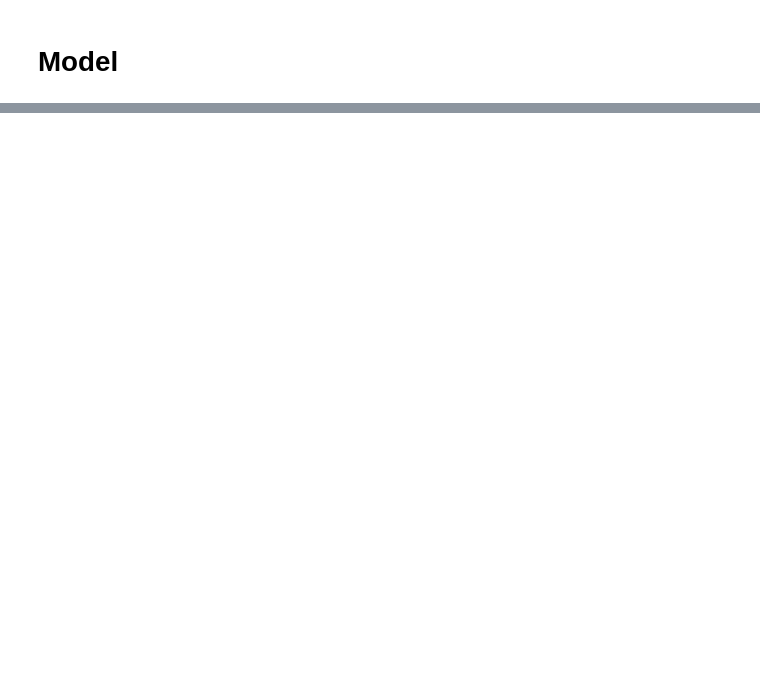
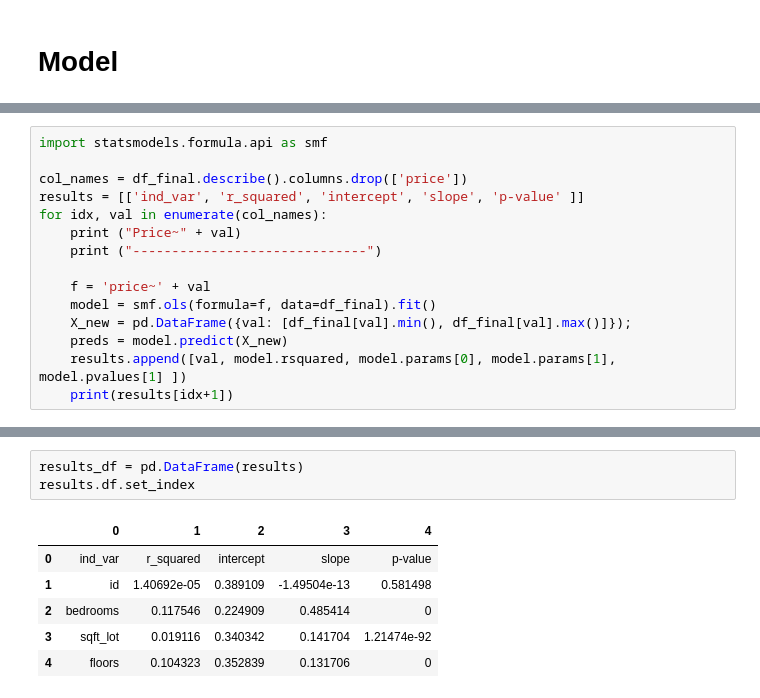
Before and after one commit to jsavory-94/dsc-1-final-project-online-ds-pt-021119, a Jupyter notebook: student.ipynb, the cells around one changed output, grey strips where cells are left out. Saved outputs shown, nothing was run; the diff lists cells and outputs as text; blank space fills up the shorter version.

Commit message:
model reworked

```diff
--- a/student.ipynb
+++ b/student.ipynb
@@ -616,0 +626,15 @@ len(list(df_final.columns))
+# %%
+import statsmodels.formula.api as smf
+
+col_names = df_final.describe().columns.drop(['price'])
+results = [['ind_var', 'r_squared', 'intercept', 'slope', 'p-value' ]]
+for idx, val in enumerate(col_names):
+    print ("Price~" + val)
+    print ("------------------------------")
+
+    f = 'price~' + val
+    model = smf.ols(formula=f, data=df_final).fit()
+    X_new = pd.DataFrame({val: [df_final[val].min(), df_final[val].max()]});
+    preds = model.predict(X_new)
+    results.append([val, model.rsquared, model.params[0], model.params[1], model.pvalues[1] ])
+    print(results[idx+1])
@@ -616,0 +654,10 @@ len(list(df_final.columns))
+# %%
+results_df = pd.DataFrame(results)
+results.df.set_index
+# %% [output]
+|  | 0 | 1 | 2 | 3 | 4 |
+| 0 | ind_var | r_squared | intercept | slope | p-value |
+| 1 | id | 1.40692e-05 | 0.389109 | -1.49504e-13 | 0.581498 |
+| 2 | bedrooms | 0.117546 | 0.224909 | 0.485414 | 0 |
+| 3 | sqft_lot | 0.019116 | 0.340342 | 0.141704 | 1.21474e-92 |
+| 4 | floors | 0.104323 | 0.352839 | 0.131706 | 0 |
```
Also changed, not shown: parts of 11 cells of this notebook.
